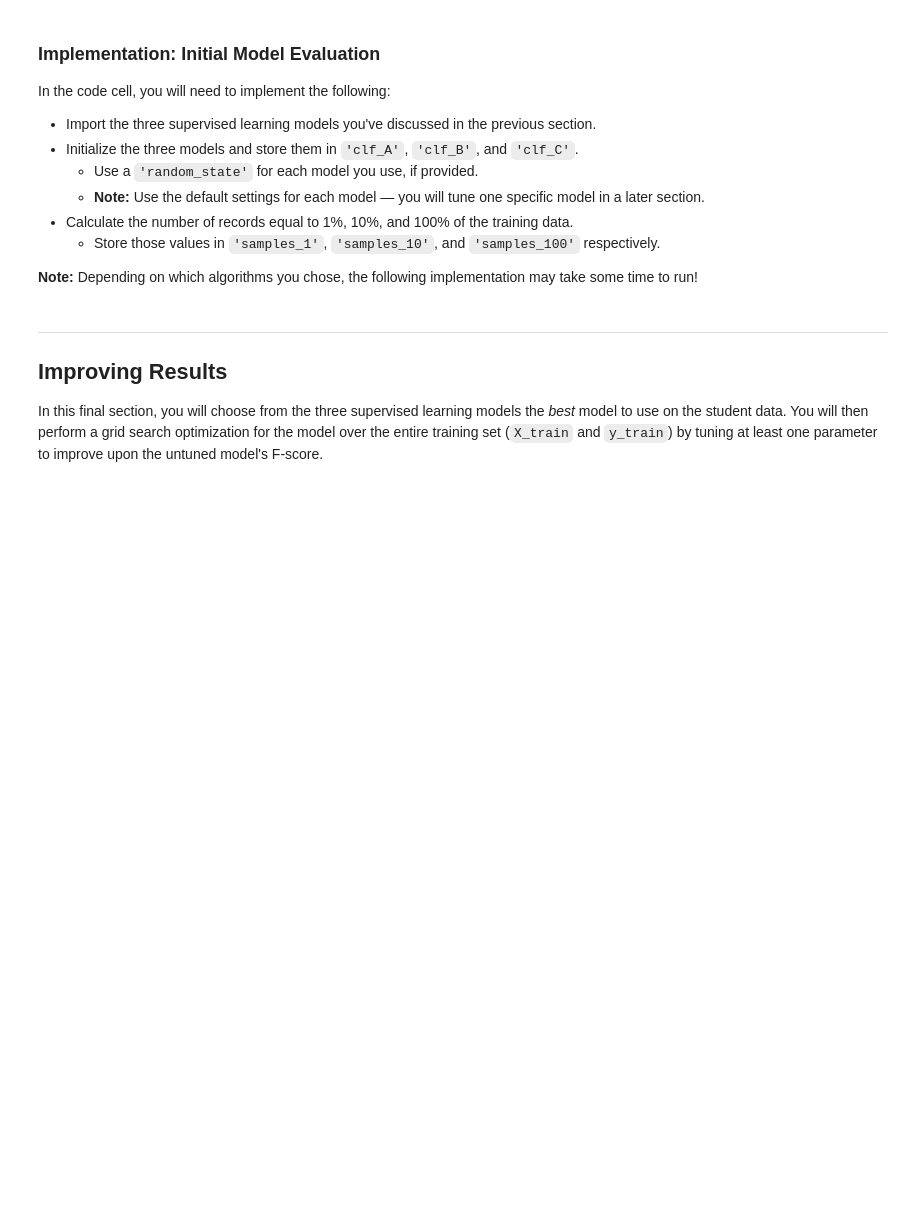
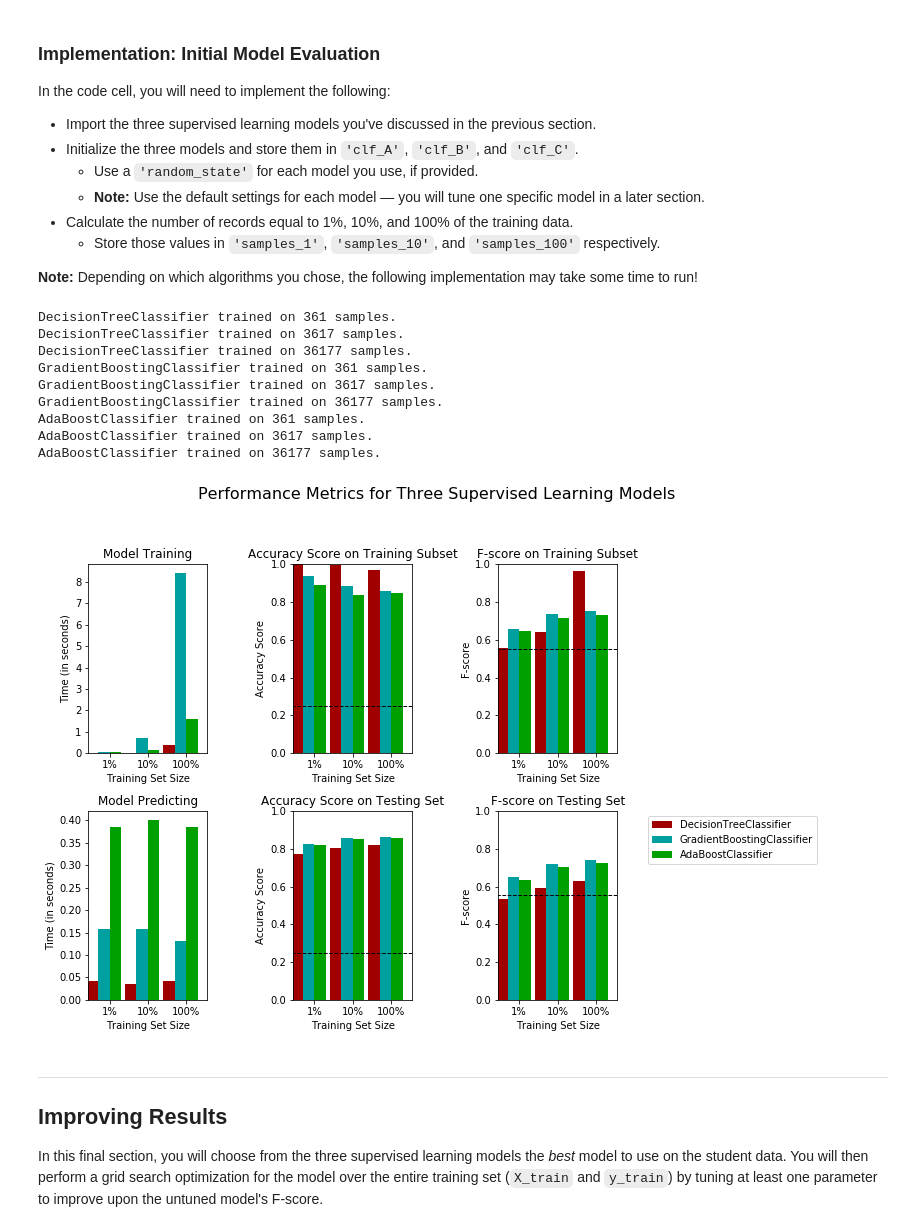
Before and after one commit to dioguima/machine-learning, a Jupyter notebook: projects/finding_donors/finding_donors.ipynb, the cells around one changed output. Saved outputs shown, nothing was run; the diff lists cells and outputs as text; code cells hidden in the pictures; blank space fills up the shorter version.

```diff
--- a/projects/finding_donors/finding_donors.ipynb
+++ b/projects/finding_donors/finding_donors.ipynb
@@ -348,7 +341,7 @@ def train_predict(learner, sample_size, X_train, y_train, X_test, y_test):
 
     # TODO: Fit the learner to the training data using slicing with 'sample_size' using .fit(training_features[:], training_labels[:])
     start = time() # Get start time
-    learner = learner.fit(X_train, y_train)
+    learner = learner.fit(X_train[:sample_size], y_train.values.ravel()[:sample_size])
     end = time() # Get end time
 
     # TODO: Calculate the training time
@@ -395,33 +388,44 @@ In the code cell, you will need to implement the following:
 # %%
 # TODO: Import the three supervised learning models from sklearn
 from sklearn.tree import DecisionTreeClassifier
-from sklearn.gaussian_process import GaussianProcessClassifier
-from sklearn.svm import SVR
+from sklearn.ensemble import GradientBoostingClassifier
+from sklearn.ensemble import AdaBoostClassifier
+from sklearn.svm import SVC
 
 # TODO: Initialize the three models
-clf_A = DecisionTreeClassifier()
-clf_B = GaussianProcessClassifier()
-clf_C = SVR()
+clf_A = DecisionTreeClassifier(random_state=0)
+clf_B = GradientBoostingClassifier(random_state=0)
+clf_C = AdaBoostClassifier(random_state=0)
 
 # TODO: Calculate the number of samples for 1%, 10%, and 100% of the training data
 # HINT: samples_100 is the entire training set i.e. len(y_train)
 # HINT: samples_10 is 10% of samples_100 (ensure to set the count of the values to be `int` and not `float`)
 # HINT: samples_1 is 1% of samples_100 (ensure to set the count of the values to be `int` and not `float`)
 samples_100 = int(len(y_train))
 samples_10 = int(len(y_train) / 10)
 samples_1 = int(len(y_train) / 100)
 
 # Collect results on the learners
 results = {}
 for clf in [clf_A, clf_B, clf_C]:
     clf_name = clf.__class__.__name__
     results[clf_name] = {}
     for i, samples in enumerate([samples_1, samples_10, samples_100]):
         results[clf_name][i] = train_predict(clf, samples, X_train, y_train, X_test, y_test)
 
 # Run metrics visualization for the three supervised learning models chosen
-#vs.evaluate(results, accuracy, fscore)
-print(results)
+vs.evaluate(results, float(accuracy), float(fscore))
+# %% [output]
+DecisionTreeClassifier trained on 361 samples.
+DecisionTreeClassifier trained on 3617 samples.
+DecisionTreeClassifier trained on 36177 samples.
+GradientBoostingClassifier trained on 361 samples.
+GradientBoostingClassifier trained on 3617 samples.
+GradientBoostingClassifier trained on 36177 samples.
+AdaBoostClassifier trained on 361 samples.
+AdaBoostClassifier trained on 3617 samples.
+AdaBoostClassifier trained on 36177 samples.
+[figure, added]
 # %% [markdown]
 ----
 ## Improving Results
```
Also changed, not shown: parts of 14 cells of this notebook, 1 other file.
